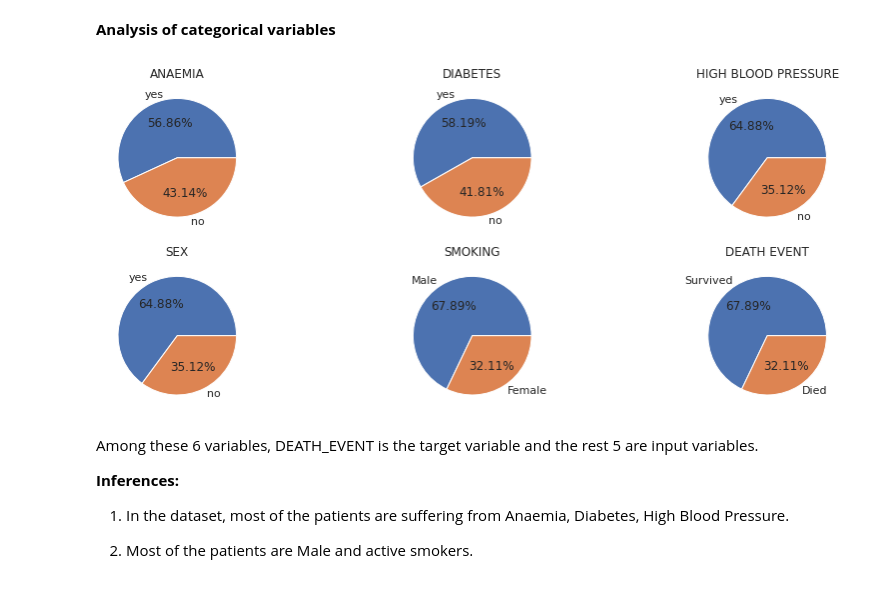
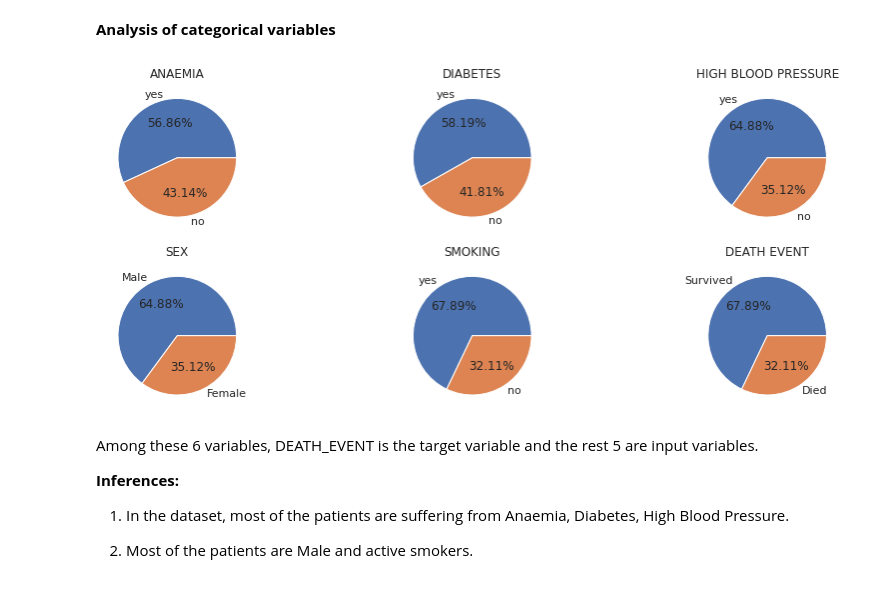
Before and after one commit to anukul27/ML-Algorithms, a Jupyter notebook: heart-failure-prediction-project.ipynb, the cells around one changed output. Cells and saved outputs as stored; diff of their text form; code cells hidden in the pictures.

```diff
--- a/heart-failure-prediction-project.ipynb
+++ b/heart-failure-prediction-project.ipynb
@@ -308,26 +308,26 @@ data.drop(['time'], axis=1,inplace=True)
 # %%
 plt.figure(figsize=(15, 6))
 plt.subplot(2,3,1)
 plt.pie(x=data.anaemia.value_counts(),labels =['yes','no'],autopct='%1.2f%%')
 plt.title('ANAEMIA')
 plt.subplot(2,3,2)
 plt.pie(x=data.diabetes.value_counts(),labels =['yes','no'],autopct='%1.2f%%')
 plt.title('DIABETES')
 plt.subplot(2,3,3)
 plt.pie(x=data.high_blood_pressure.value_counts(),labels =['yes','no'],autopct='%1.2f%%')
 plt.title('HIGH BLOOD PRESSURE')
 plt.subplot(2,3,4)
-plt.pie(x=data.sex.value_counts(),labels =['yes','no'],autopct='%1.2f%%')
+plt.pie(x=data.sex.value_counts(),labels =['Male','Female'],autopct='%1.2f%%')
 plt.title('SEX')
 plt.subplot(2,3,5)
-plt.pie(x=data.smoking.value_counts(),labels =['Male','Female'],autopct='%1.2f%%')
+plt.pie(x=data.smoking.value_counts(),labels =['yes','no'],autopct='%1.2f%%')
 plt.title('SMOKING')
 plt.subplot(2,3,6)
 plt.pie(x=data.DEATH_EVENT.value_counts(),labels =['Survived','Died'],autopct='%1.2f%%')
 plt.title('DEATH EVENT')
 plt.show()
 # %% [output]
-[figure, old version]
+[figure, new version]
 # %% [markdown]
 Among these 6 variables, DEATH_EVENT is the target variable and the rest 5 are input variables.
 
```
Also changed, not shown: parts of 1 cell of this notebook.
